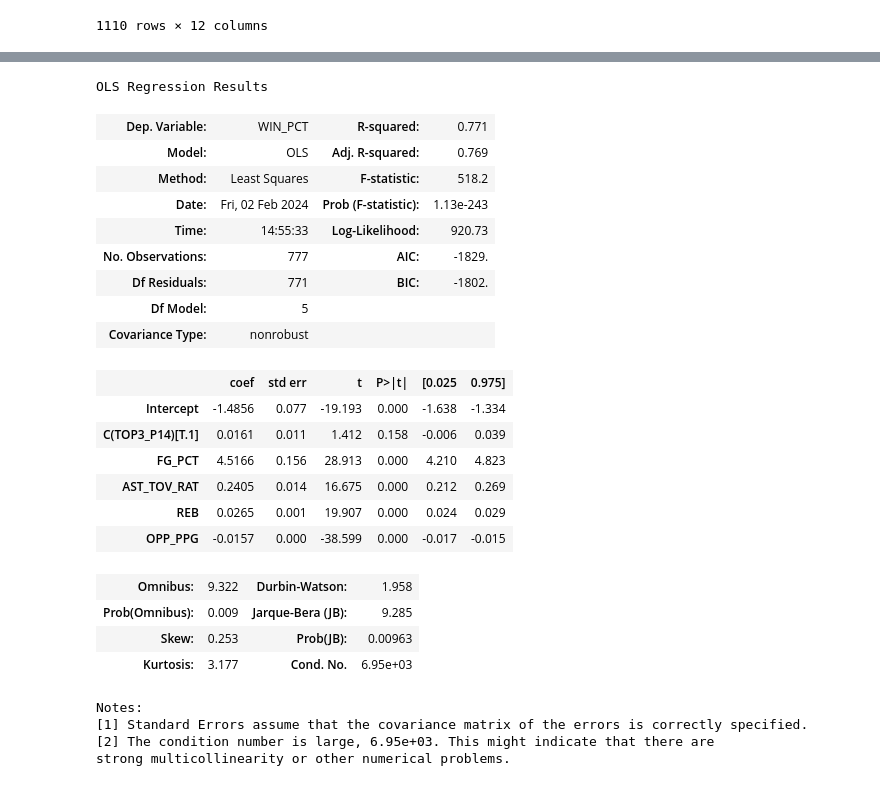
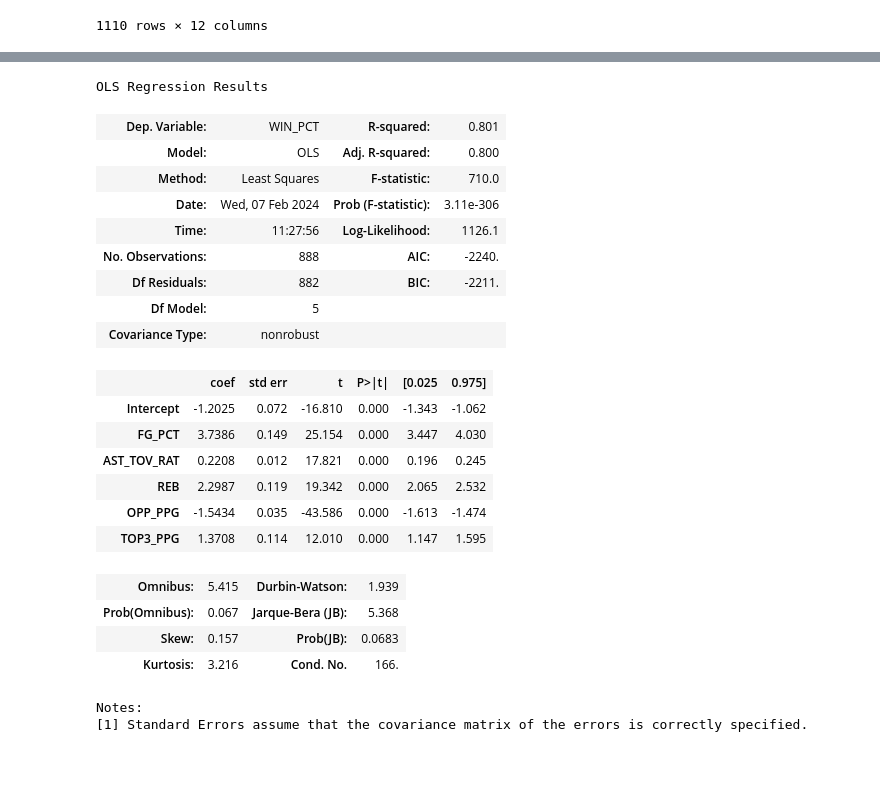
Before and after one commit to marcelcastrolima/nba_data_project, a Jupyter notebook: linear_regression_model.ipynb, the cells around one changed output, grey strips where cells are left out. Saved outputs shown, nothing was run; the diff lists cells and outputs as text; code cells hidden in the pictures.

Commit message:
changes to regression model

```diff
--- a/linear_regression_model.ipynb
+++ b/linear_regression_model.ipynb
@@ -49,0 +43,8 @@ plt.show()
+# %%
+all_features_scaled = all_features.copy()
+# %%
+all_features_scaled['REB'] = all_features_scaled['REB']/100
+all_features_scaled['PTS'] = all_features_scaled['PTS']/100
+all_features_scaled['OPP_PPG'] = all_features_scaled['OPP_PPG']/100
+all_features_scaled['TOP3_PPG'] = all_features_scaled['TOP3_PPG']/100
+all_features_scaled['OFF_BENCH_PPG'] = all_features_scaled['OFF_BENCH_PPG']/100
@@ -50,46 +67,44 @@ plt.show()
 # %%
-test_model_new_features = all_teams_full[['WIN_PCT', 'FG_PCT','REB','AST_TOV_RAT','OPP_PPG', 'TOP3_P14']]
+test_model_new_features = all_features_scaled[['WIN_PCT', 'FG_PCT','REB','AST_TOV_RAT','OPP_PPG', 'PTS', 'TOP3_PPG']]
 # %%
-data_X = test_model_new_features[['FG_PCT','REB','AST_TOV_RAT','OPP_PPG', 'TOP3_P14']]
+data_X = test_model_new_features[['FG_PCT','REB','AST_TOV_RAT','OPP_PPG', 'PTS', 'TOP3_PPG']]
 data_Y = test_model_new_features['WIN_PCT']
 X_train, X_test, y_train, y_test = train_test_split(data_X, data_Y,
-                                                    test_size = 0.3, random_state = 42)
+                                                    test_size = 0.2, random_state = 7)
 # %%
 # Write out OLS formula as a string
-ols_formula = "WIN_PCT ~ FG_PCT + AST_TOV_RAT + REB + OPP_PPG + C(TOP3_P14)"
+ols_formula = "WIN_PCT ~ FG_PCT + AST_TOV_RAT + REB + OPP_PPG + TOP3_PPG"
 
 # Create OLS dataframe
 ols_data = pd.concat([X_train, y_train], axis = 1)
 
 # Create OLS object and fit the model
 OLS = ols(formula = ols_formula, data = ols_data)
 model = OLS.fit()
 
 # Get model results
 model.summary()
 # %% [output]
 OLS Regression Results
-| Dep. Variable: | WIN_PCT | R-squared: | 0.771 |
-| Model: | OLS | Adj. R-squared: | 0.769 |
-| Method: | Least Squares | F-statistic: | 518.2 |
-| Date: | Fri, 02 Feb 2024 | Prob (F-statistic): | 1.13e-243 |
-| Time: | 14:55:33 | Log-Likelihood: | 920.73 |
-| No. Observations: | 777 | AIC: | -1829. |
-| Df Residuals: | 771 | BIC: | -1802. |
+| Dep. Variable: | WIN_PCT | R-squared: | 0.801 |
+| Model: | OLS | Adj. R-squared: | 0.800 |
+| Method: | Least Squares | F-statistic: | 710.0 |
+| Date: | Wed, 07 Feb 2024 | Prob (F-statistic): | 3.11e-306 |
+| Time: | 11:27:56 | Log-Likelihood: | 1126.1 |
+| No. Observations: | 888 | AIC: | -2240. |
+| Df Residuals: | 882 | BIC: | -2211. |
 | Df Model: | 5 |  |  |
 | Covariance Type: | nonrobust |  |  |
 |  | coef | std err | t | P>|t| | [0.025 | 0.975] |
-| Intercept | -1.4856 | 0.077 | -19.193 | 0.000 | -1.638 | -1.334 |
-| C(TOP3_P14)[T.1] | 0.0161 | 0.011 | 1.412 | 0.158 | -0.006 | 0.039 |
-| FG_PCT | 4.5166 | 0.156 | 28.913 | 0.000 | 4.210 | 4.823 |
-| AST_TOV_RAT | 0.2405 | 0.014 | 16.675 | 0.000 | 0.212 | 0.269 |
-| REB | 0.0265 | 0.001 | 19.907 | 0.000 | 0.024 | 0.029 |
-| OPP_PPG | -0.0157 | 0.000 | -38.599 | 0.000 | -0.017 | -0.015 |
+| Intercept | -1.2025 | 0.072 | -16.810 | 0.000 | -1.343 | -1.062 |
+| FG_PCT | 3.7386 | 0.149 | 25.154 | 0.000 | 3.447 | 4.030 |
+| AST_TOV_RAT | 0.2208 | 0.012 | 17.821 | 0.000 | 0.196 | 0.245 |
+| REB | 2.2987 | 0.119 | 19.342 | 0.000 | 2.065 | 2.532 |
+| OPP_PPG | -1.5434 | 0.035 | -43.586 | 0.000 | -1.613 | -1.474 |
+| TOP3_PPG | 1.3708 | 0.114 | 12.010 | 0.000 | 1.147 | 1.595 |
-| Omnibus: | 9.322 | Durbin-Watson: | 1.958 |
-| Prob(Omnibus): | 0.009 | Jarque-Bera (JB): | 9.285 |
-| Skew: | 0.253 | Prob(JB): | 0.00963 |
-| Kurtosis: | 3.177 | Cond. No. | 6.95e+03 |
+| Omnibus: | 5.415 | Durbin-Watson: | 1.939 |
+| Prob(Omnibus): | 0.067 | Jarque-Bera (JB): | 5.368 |
+| Skew: | 0.157 | Prob(JB): | 0.0683 |
+| Kurtosis: | 3.216 | Cond. No. | 166. |
 Notes:
 [1] Standard Errors assume that the covariance matrix of the errors is correctly specified.
-[2] The condition number is large, 6.95e+03. This might indicate that there are
-strong multicollinearity or other numerical problems.
```
Also changed, not shown: parts of 8 cells of this notebook.
